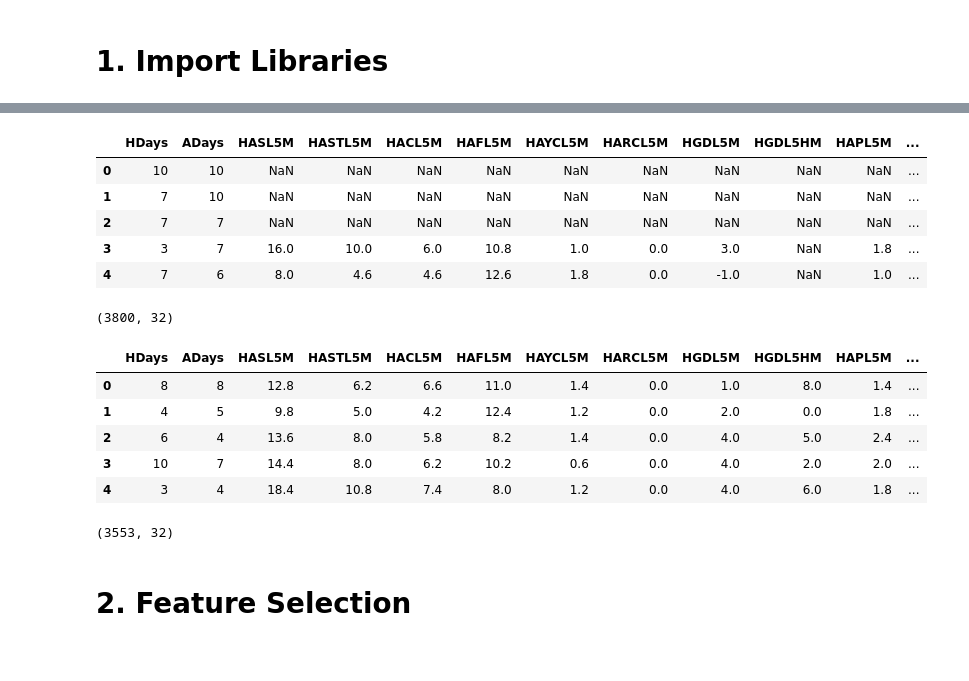
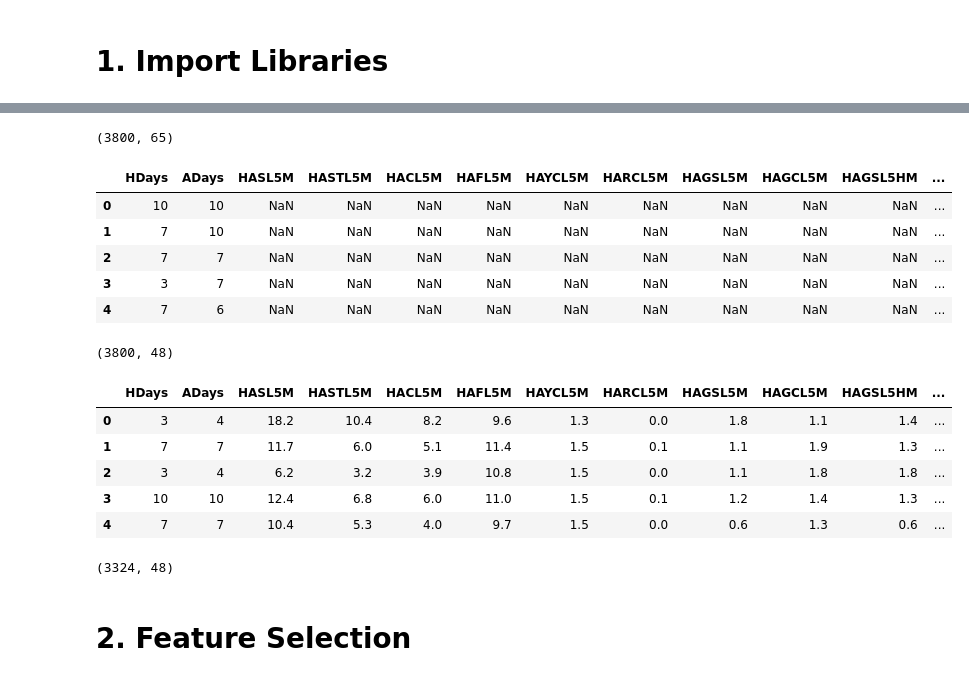
Before and after one commit to schoibs/football-match-prediction, a Jupyter notebook: 3 Model Building.ipynb, the cells around one changed output, grey strips where cells are left out. Saved outputs shown, nothing was run; the diff lists cells and outputs as text; code cells hidden in the pictures.

```diff
--- a/3 Model Building.ipynb
+++ b/3 Model Building.ipynb
@@ -23,44 +23,53 @@ df.head()
+# %%
+df.shape
+# %% [output]
+(3800, 65)
 # %%
 df = df[[
          'HDays', 'ADays',
          'HASL5M', 'HASTL5M',
          'HACL5M', 'HAFL5M', 'HAYCL5M', 'HARCL5M',
+         'HAGSL5M', 'HAGCL5M', 'HAGSL5HM', 'HAGCL5HM',
          'HGDL5M', 'HGDL5HM', 'HAPL5M', 'HAPL5HM',
+         'HWPL5M', 'HWPL5HM',
+         'HWinStreak',
          'AASL5M', 'AASTL5M',
          'AACL5M', 'AAFL5M', 'AAYCL5M', 'AARCL5M',
+         'AAGSL5M', 'AAGCL5M', 'AAGSL5AM', 'AAGCL5AM',
          'AGDL5M', 'AGDL5AM', 'AAPL5M','AAPL5AM',
+         'AWPL5M', 'AWPL5AM', 'AWinStreak',
          'HDef', 'HMid', 'HAtt',
          'HOVR',
          'ADef', 'AMid', 'AAtt',
          'AOVR',
          'B365H', 'B365D', 'B365A',
          'Result'
         ]]
 df.head()
 # %% [output]
-|  | HDays | ADays | HASL5M | HASTL5M | HACL5M | HAFL5M | HAYCL5M | HARCL5M | HGDL5M | HGDL5HM | HAPL5M | ... |
+|  | HDays | ADays | HASL5M | HASTL5M | HACL5M | HAFL5M | HAYCL5M | HARCL5M | HAGSL5M | HAGCL5M | HAGSL5HM | ... |
 | 0 | 10 | 10 | NaN | NaN | NaN | NaN | NaN | NaN | NaN | NaN | NaN | ... |
 | 1 | 7 | 10 | NaN | NaN | NaN | NaN | NaN | NaN | NaN | NaN | NaN | ... |
 | 2 | 7 | 7 | NaN | NaN | NaN | NaN | NaN | NaN | NaN | NaN | NaN | ... |
-| 3 | 3 | 7 | 16.0 | 10.0 | 6.0 | 10.8 | 1.0 | 0.0 | 3.0 | NaN | 1.8 | ... |
-| 4 | 7 | 6 | 8.0 | 4.6 | 4.6 | 12.6 | 1.8 | 0.0 | -1.0 | NaN | 1.0 | ... |
+| 3 | 3 | 7 | NaN | NaN | NaN | NaN | NaN | NaN | NaN | NaN | NaN | ... |
+| 4 | 7 | 6 | NaN | NaN | NaN | NaN | NaN | NaN | NaN | NaN | NaN | ... |
 # %%
 df.shape
 # %% [output]
-(3800, 32)
+(3800, 48)
 # %%
 df = df.dropna(axis=0).reset_index(drop=True)
 df.head()
 # %% [output]
-|  | HDays | ADays | HASL5M | HASTL5M | HACL5M | HAFL5M | HAYCL5M | HARCL5M | HGDL5M | HGDL5HM | HAPL5M | ... |
-| 0 | 8 | 8 | 12.8 | 6.2 | 6.6 | 11.0 | 1.4 | 0.0 | 1.0 | 8.0 | 1.4 | ... |
-| 1 | 4 | 5 | 9.8 | 5.0 | 4.2 | 12.4 | 1.2 | 0.0 | 2.0 | 0.0 | 1.8 | ... |
-| 2 | 6 | 4 | 13.6 | 8.0 | 5.8 | 8.2 | 1.4 | 0.0 | 4.0 | 5.0 | 2.4 | ... |
-| 3 | 10 | 7 | 14.4 | 8.0 | 6.2 | 10.2 | 0.6 | 0.0 | 4.0 | 2.0 | 2.0 | ... |
-| 4 | 3 | 4 | 18.4 | 10.8 | 7.4 | 8.0 | 1.2 | 0.0 | 4.0 | 6.0 | 1.8 | ... |
+|  | HDays | ADays | HASL5M | HASTL5M | HACL5M | HAFL5M | HAYCL5M | HARCL5M | HAGSL5M | HAGCL5M | HAGSL5HM | ... |
+| 0 | 3 | 4 | 18.2 | 10.4 | 8.2 | 9.6 | 1.3 | 0.0 | 1.8 | 1.1 | 1.4 | ... |
+| 1 | 7 | 7 | 11.7 | 6.0 | 5.1 | 11.4 | 1.5 | 0.1 | 1.1 | 1.9 | 1.3 | ... |
+| 2 | 3 | 4 | 6.2 | 3.2 | 3.9 | 10.8 | 1.5 | 0.0 | 1.1 | 1.8 | 1.8 | ... |
+| 3 | 10 | 10 | 12.4 | 6.8 | 6.0 | 11.0 | 1.5 | 0.1 | 1.2 | 1.4 | 1.3 | ... |
+| 4 | 7 | 7 | 10.4 | 5.3 | 4.0 | 9.7 | 1.5 | 0.0 | 0.6 | 1.3 | 0.6 | ... |
 # %%
 df.shape
 # %% [output]
-(3553, 32)
+(3324, 48)
 # %% [markdown]
 # 2. Feature Selection
```
Also changed, not shown: parts of 78 cells of this notebook, 18 other files.
